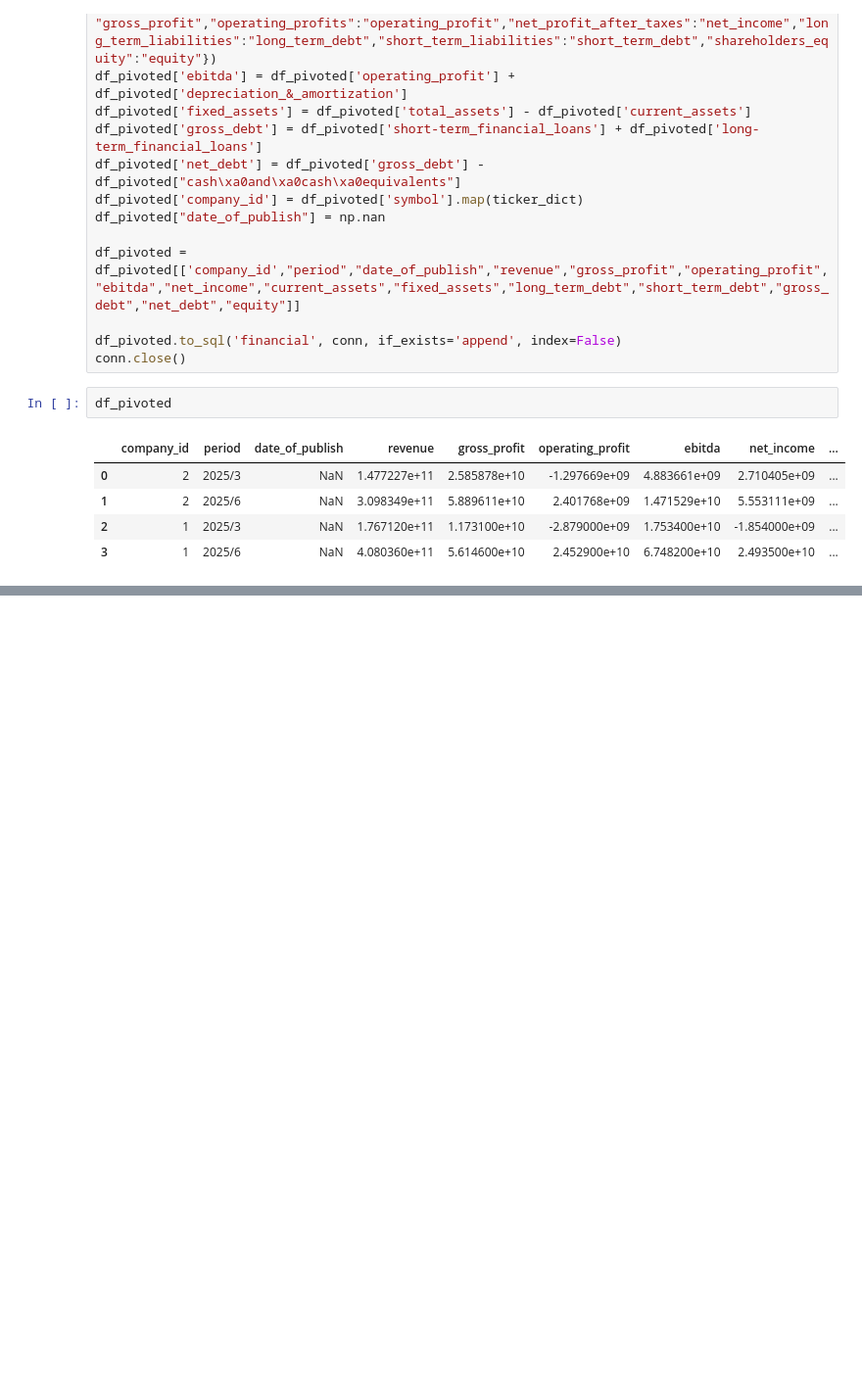
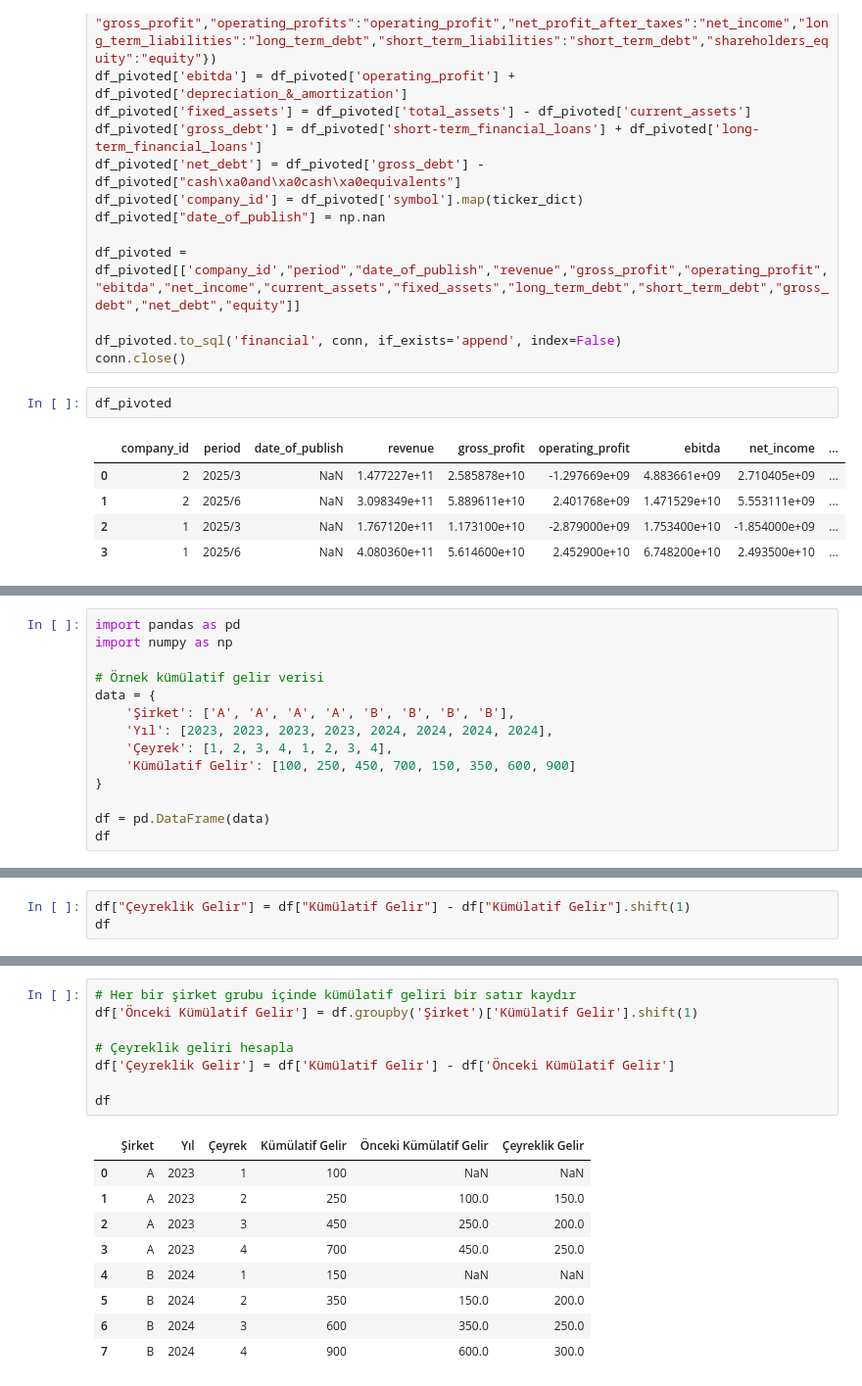
Before and after one commit to barbarosugurkan/portfolio-backtest-project, a Jupyter notebook: docs/test_fetch_financials.ipynb, the cells around one changed output, grey strips where cells are left out. Shown at 98% size. Saved outputs shown, nothing was run; the diff lists cells and outputs as text; blank space fills up the shorter version.

```diff
--- a/docs/test_fetch_financials.ipynb
+++ b/docs/test_fetch_financials.ipynb
@@ -142,0 +250,14 @@ df_pivoted
+# %%
+import pandas as pd
+import numpy as np
+
+# Örnek kümülatif gelir verisi
+data = {
+    'Şirket': ['A', 'A', 'A', 'A', 'B', 'B', 'B', 'B'],
+    'Yıl': [2023, 2023, 2023, 2023, 2024, 2024, 2024, 2024],
+    'Çeyrek': [1, 2, 3, 4, 1, 2, 3, 4],
+    'Kümülatif Gelir': [100, 250, 450, 700, 150, 350, 600, 900]
+}
+
+df = pd.DataFrame(data)
+df
@@ -142,0 +274,3 @@ df_pivoted
+# %%
+df["Çeyreklik Gelir"] = df["Kümülatif Gelir"] - df["Kümülatif Gelir"].shift(1)
+df
@@ -142,0 +287,18 @@ df_pivoted
+# %%
+# Her bir şirket grubu içinde kümülatif geliri bir satır kaydır
+df['Önceki Kümülatif Gelir'] = df.groupby('Şirket')['Kümülatif Gelir'].shift(1)
+
+# Çeyreklik geliri hesapla
+df['Çeyreklik Gelir'] = df['Kümülatif Gelir'] - df['Önceki Kümülatif Gelir']
+
+df
+# %% [output]
+|  | Şirket | Yıl | Çeyrek | Kümülatif Gelir | Önceki Kümülatif Gelir | Çeyreklik Gelir |
+| 0 | A | 2023 | 1 | 100 | NaN | NaN |
+| 1 | A | 2023 | 2 | 250 | 100.0 | 150.0 |
+| 2 | A | 2023 | 3 | 450 | 250.0 | 200.0 |
+| 3 | A | 2023 | 4 | 700 | 450.0 | 250.0 |
+| 4 | B | 2024 | 1 | 150 | NaN | NaN |
+| 5 | B | 2024 | 2 | 350 | 150.0 | 200.0 |
+| 6 | B | 2024 | 3 | 600 | 350.0 | 250.0 |
+| 7 | B | 2024 | 4 | 900 | 600.0 | 300.0 |
```
Also changed, not shown: parts of 9 cells of this notebook, 4 other files.
